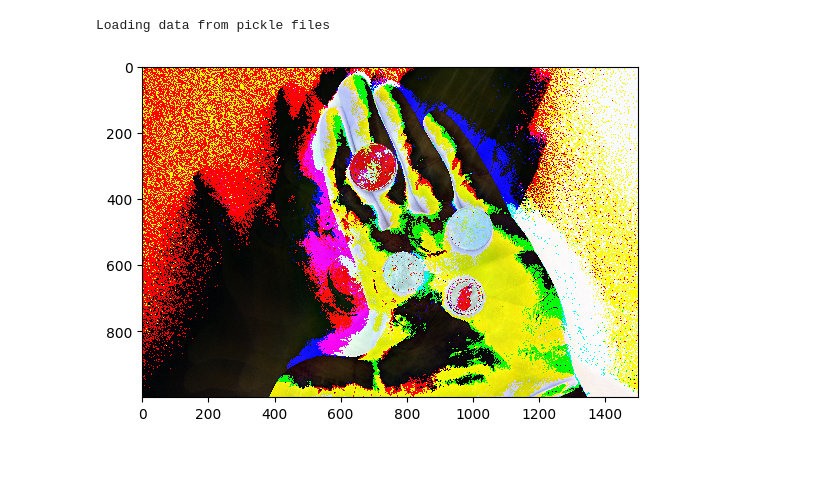
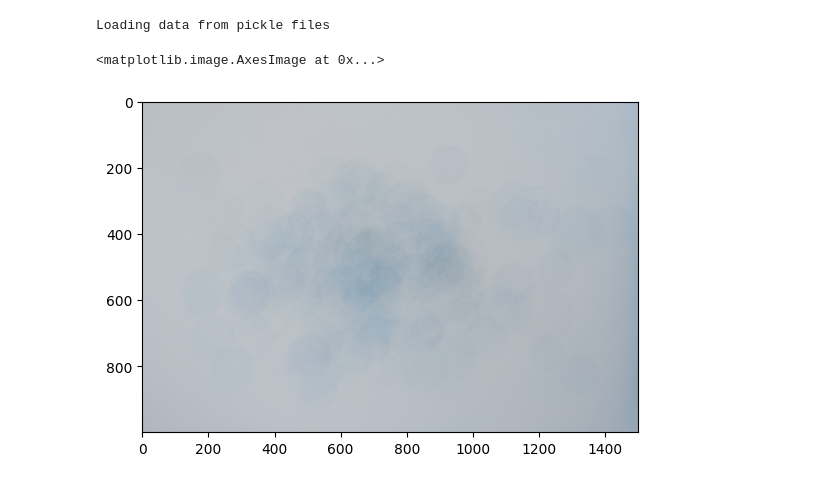
Before and after one commit to roduit/EE-451-IAPR, a Jupyter notebook: project/src/main_vincent.ipynb, the cells around one changed output. Saved outputs shown, nothing was run; the diff lists cells and outputs as text; code cells hidden in the pictures.

```diff
--- a/project/src/main_vincent.ipynb
+++ b/project/src/main_vincent.ipynb
@@ -53,4 +58,9 @@ Loading data from pickle files
 # %%
 from bullshit import *
+# %%
+plt.imshow(train_data.ref_bg['neutral_bg'])
+# %% [output]
+<matplotlib.image.AxesImage at 0x...>
+[figure, added]
 # %%
 from copy import deepcopy
@@ -78,34 +88,3 @@ for idx, img in enumerate(imgs_array):
 
     # Close the figure to free up memory
     plt.close()
-# %%
-imgs = deepcopy(train_data.raw_data['hand'])
-imgs_array = np.array(imgs)
-path = '../data/results/hand'
-if not os.path.exists(path):
-    os.makedirs(path)
-
-imgs_mean = np.mean(imgs_array, axis=0)
-imgs_mean = imgs_mean.astype(np.uint8)
-
-for idx, img in enumerate(imgs_array):
-    img = img.astype(np.uint8)
-    img = img - imgs_mean
-    img_thresholded = apply_rgb_threshold(img, 70, 100, 0)
-    plt.imshow(img, interpolation='nearest', cmap='gray')
-    img_opening = closing(img_thresholded, disk(2))
-    img_removed_small_holes = remove_small_holes(img_opening, 1000)
-
-    # Create a figure without displaying it
-    plt.figure()
-
-    # Plot the image
-    plt.imshow(img_removed_small_holes, interpolation='nearest', cmap='gray')
-
-    # Save the figure directly without displaying it
-    plt.savefig(f'../data/results/hand/img_{idx}.png')
-
-    # Close the figure to free up memory
-    plt.close()
-# %% [output]
-[figure, removed]
```
Also changed, not shown: parts of 11 cells of this notebook, 4 other files.
